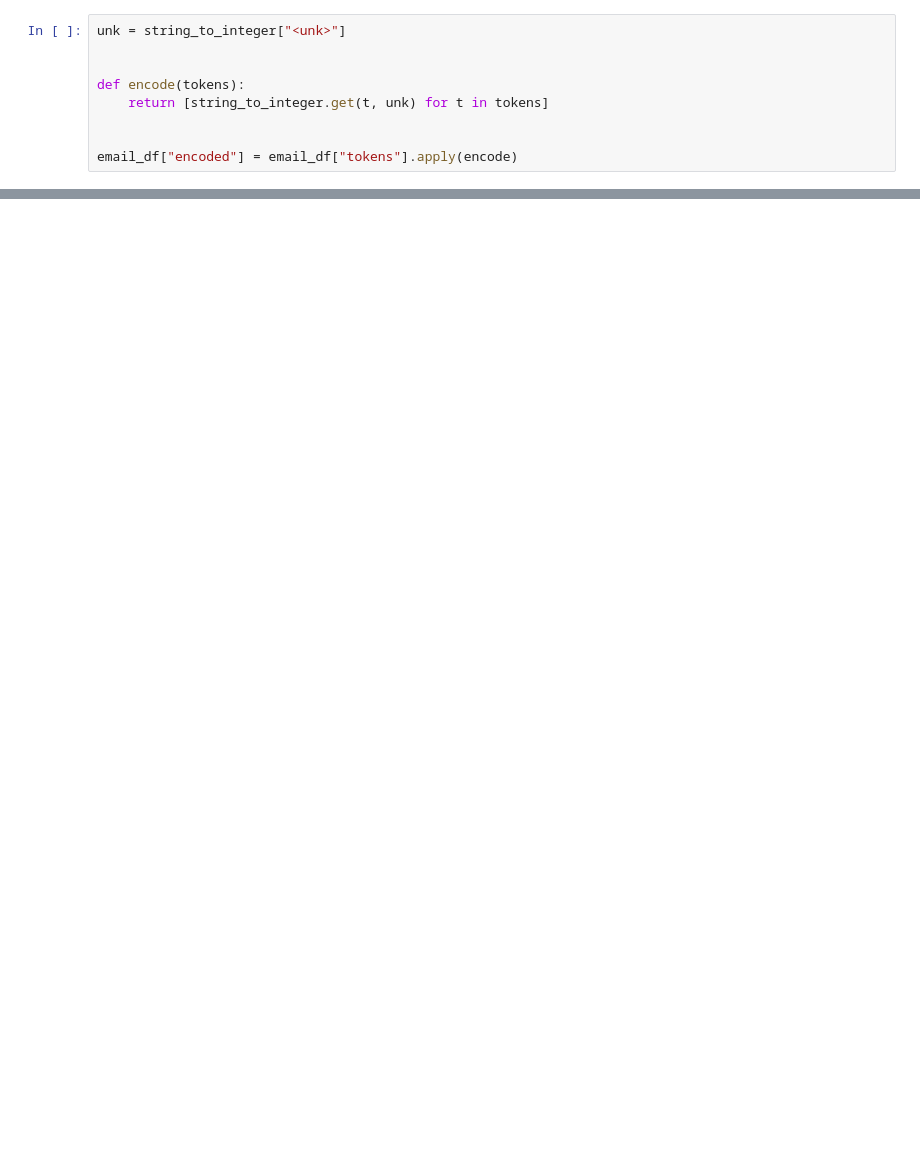
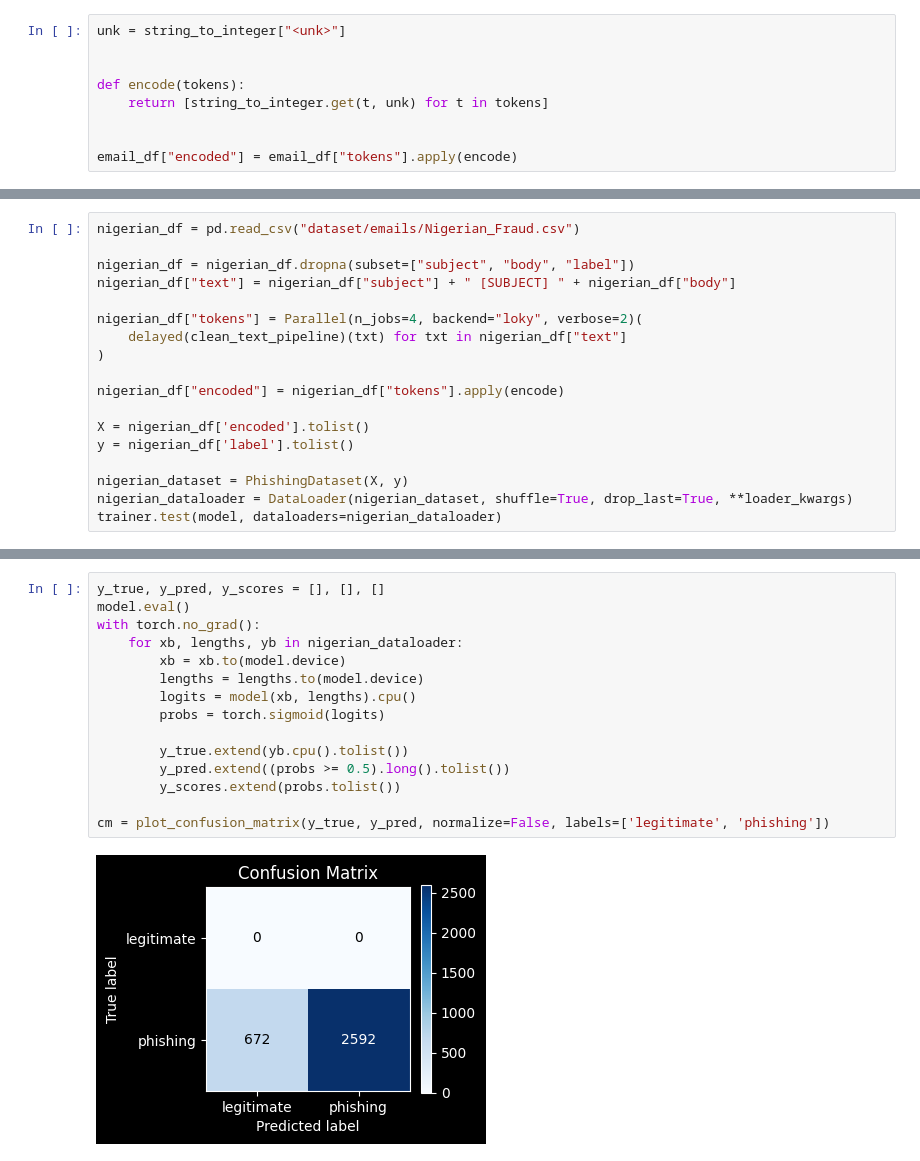
Before and after one commit to CalinNavadaru/ParanoidViking, a Jupyter notebook: Detection_Models/email_content.ipynb, the cells around one changed output, grey strips where cells are left out. Cells and saved outputs as stored; diff of their text form; blank space fills up the shorter version.

```diff
--- a/Detection_Models/email_content.ipynb
+++ b/Detection_Models/email_content.ipynb
@@ -574,0 +548,18 @@ Medie: 5.97 ms  |  Dev. std: 1.14 ms
+# %%
+nigerian_df = pd.read_csv("dataset/emails/Nigerian_Fraud.csv")
+
+nigerian_df = nigerian_df.dropna(subset=["subject", "body", "label"])
+nigerian_df["text"] = nigerian_df["subject"] + " [SUBJECT] " + nigerian_df["body"]
+
+nigerian_df["tokens"] = Parallel(n_jobs=4, backend="loky", verbose=2)(
+    delayed(clean_text_pipeline)(txt) for txt in nigerian_df["text"]
+)
+
+nigerian_df["encoded"] = nigerian_df["tokens"].apply(encode)
+
+X = nigerian_df['encoded'].tolist()
+y = nigerian_df['label'].tolist()
+
+nigerian_dataset = PhishingDataset(X, y)
+nigerian_dataloader = DataLoader(nigerian_dataset, shuffle=True, drop_last=True, **loader_kwargs)
+trainer.test(model, dataloaders=nigerian_dataloader)
@@ -574,0 +587,17 @@ Medie: 5.97 ms  |  Dev. std: 1.14 ms
+# %%
+y_true, y_pred, y_scores = [], [], []
+model.eval()
+with torch.no_grad():
+    for xb, lengths, yb in nigerian_dataloader:
+        xb = xb.to(model.device)
+        lengths = lengths.to(model.device)
+        logits = model(xb, lengths).cpu()
+        probs = torch.sigmoid(logits)
+
+        y_true.extend(yb.cpu().tolist())
+        y_pred.extend((probs >= 0.5).long().tolist())
+        y_scores.extend(probs.tolist())
+
+cm = plot_confusion_matrix(y_true, y_pred, normalize=False, labels=['legitimate', 'phishing'])
+# %% [output]
+[figure, added]
```
Also changed, not shown: parts of 18 cells of this notebook, 6 other files.
